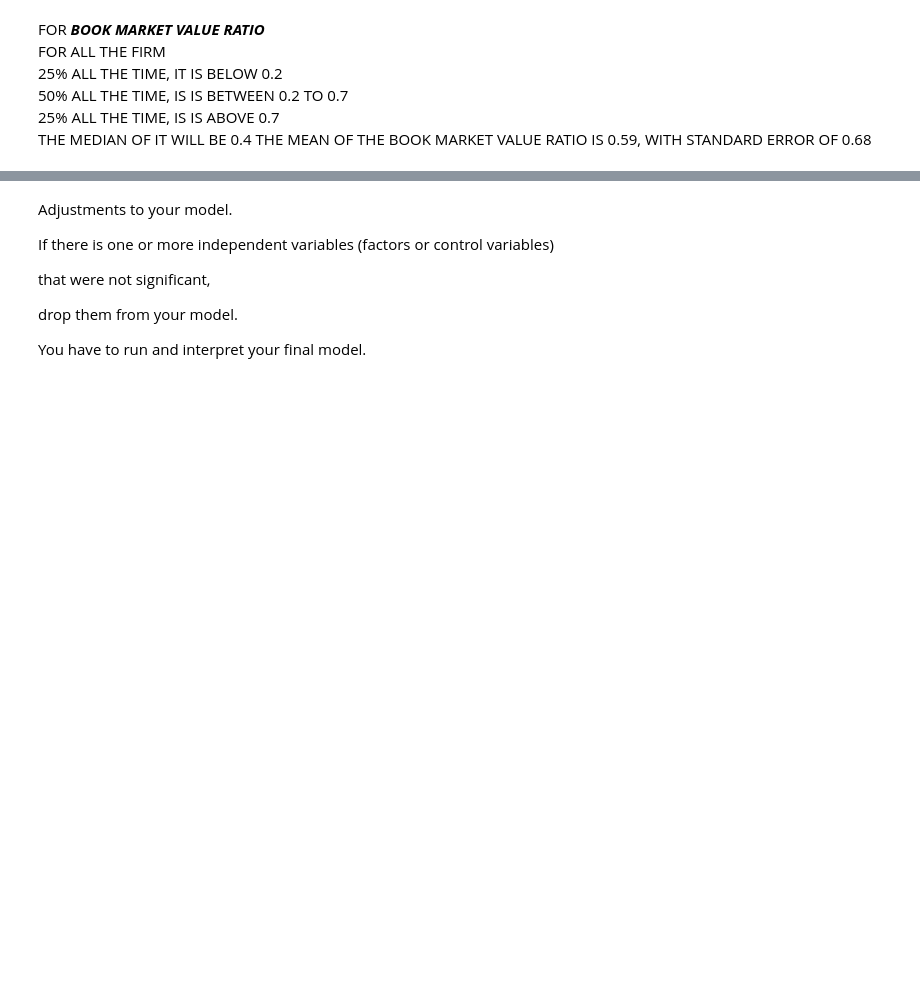
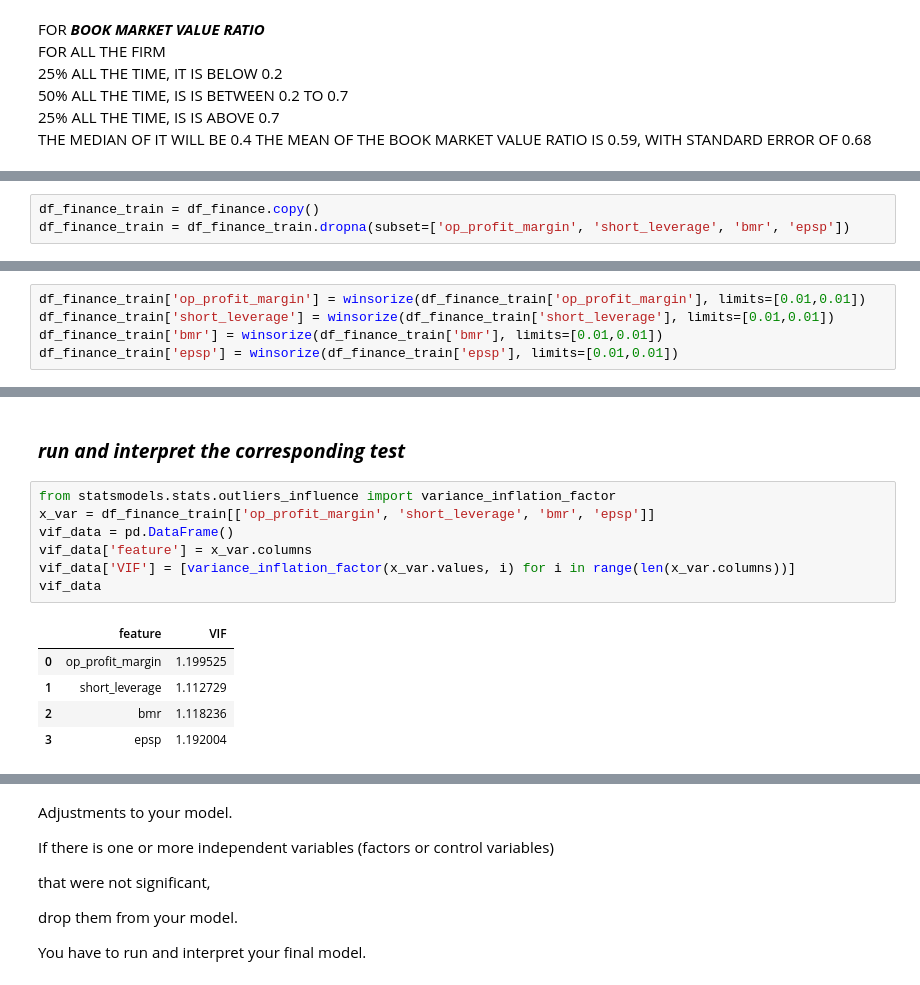
Before and after one commit to A01706648/TC3006_ClassWork, a Jupyter notebook: m1/M1_Delivery.ipynb, the cells around one changed output, grey strips where cells are left out. Cells and saved outputs as stored; diff of their text form; blank space fills up the shorter version.

```diff
--- a/m1/M1_Delivery.ipynb
+++ b/m1/M1_Delivery.ipynb
@@ -686,0 +675,3 @@ To control for these variables you have to include them as extra independent var
+# %%
+df_finance_train = df_finance.copy()
+df_finance_train = df_finance_train.dropna(subset=['op_profit_margin', 'short_leverage', 'bmr', 'epsp'])
@@ -686,0 +681,5 @@ To control for these variables you have to include them as extra independent var
+# %%
+df_finance_train['op_profit_margin'] = winsorize(df_finance_train['op_profit_margin'], limits=[0.01,0.01])
+df_finance_train['short_leverage'] = winsorize(df_finance_train['short_leverage'], limits=[0.01,0.01])
+df_finance_train['bmr'] = winsorize(df_finance_train['bmr'], limits=[0.01,0.01])
+df_finance_train['epsp'] = winsorize(df_finance_train['epsp'], limits=[0.01,0.01])
@@ -686,0 +690,15 @@ To control for these variables you have to include them as extra independent var
+# %% [markdown]
+### ***run and interpret the corresponding test***
+# %%
+from statsmodels.stats.outliers_influence import variance_inflation_factor
+x_var = df_finance_train[['op_profit_margin', 'short_leverage', 'bmr', 'epsp']]
+vif_data = pd.DataFrame()
+vif_data['feature'] = x_var.columns
+vif_data['VIF'] = [variance_inflation_factor(x_var.values, i) for i in range(len(x_var.columns))]
+vif_data
+# %% [output]
+|  | feature | VIF |
+| 0 | op_profit_margin | 1.199525 |
+| 1 | short_leverage | 1.112729 |
+| 2 | bmr | 1.118236 |
+| 3 | epsp | 1.192004 |
```
Also changed, not shown: parts of 12 cells of this notebook.
